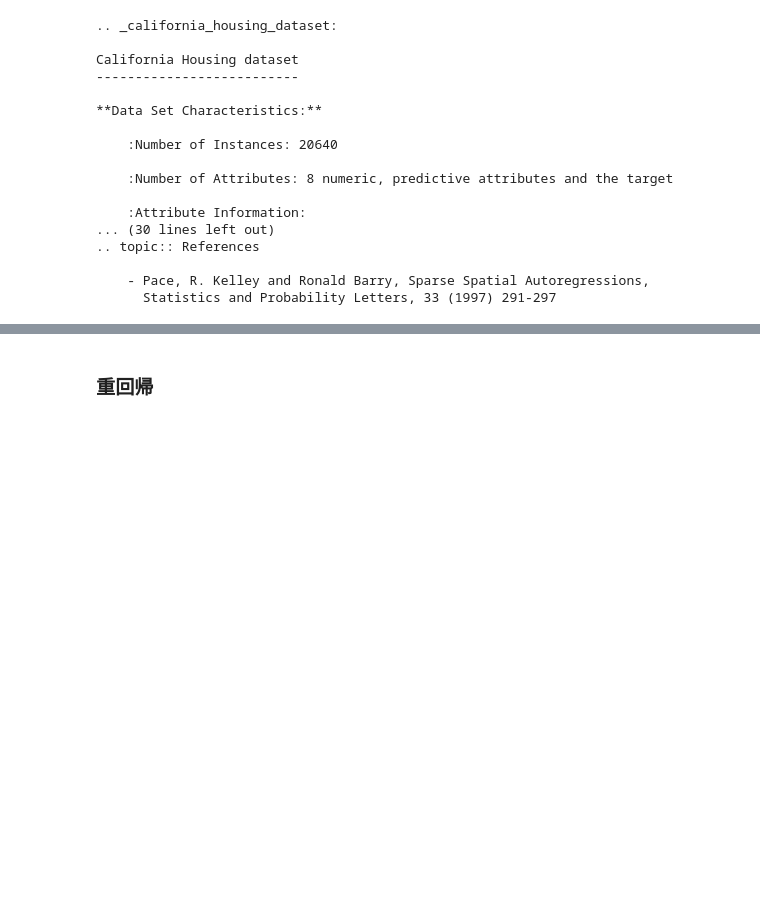
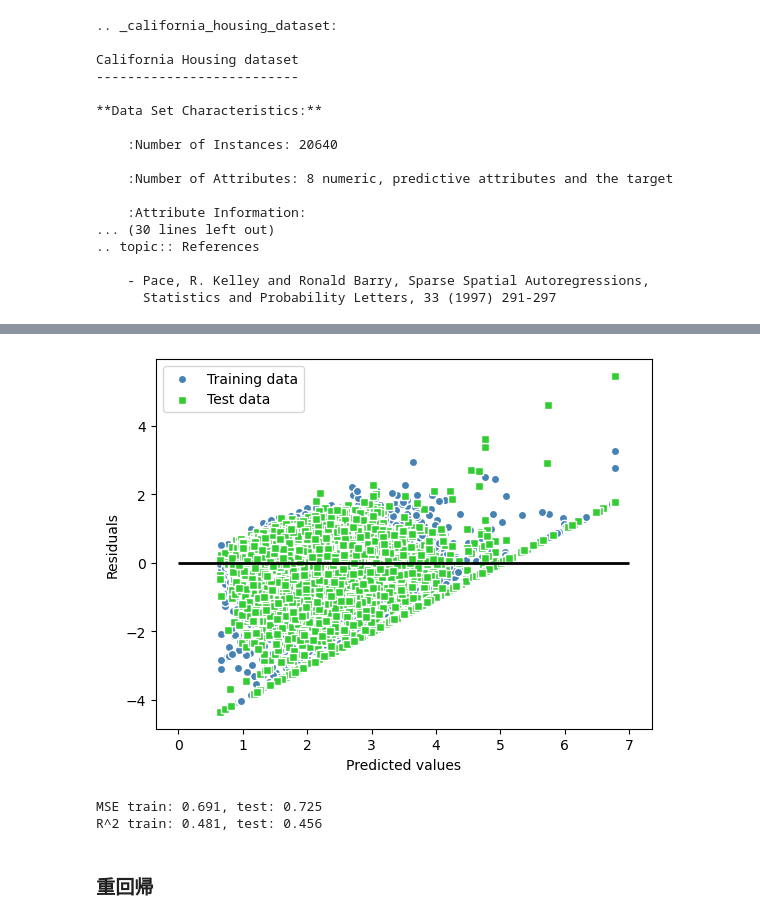
Before and after one commit to fm-yodai/kaggle-training, a Jupyter notebook: regression.ipynb, the cells around one changed output, grey strips where cells are left out. Drawn from its saved outputs; the diff is of its cells as text; code cells hidden in the pictures; blank space fills up the shorter version.

```diff
--- a/regression.ipynb
+++ b/regression.ipynb
@@ -121,31 +151,36 @@ MEDV       -0.144160  -0.045967  1.000000
 # %%
 # データセットのデータを特徴量とターゲットに分割
-X = df[['RM']].values
+X = df[['MedInc']].values
 y = df['MEDV'].values
 # データセットのデータを訓練データとテストデータに分割
 X_train, X_test, y_train, y_test = train_test_split(X, y, test_size=0.3, random_state=0)
 # データセットのデータを訓練データで学習
 slr = LinearRegression()
 slr.fit(X_train, y_train)
 # データセットのデータを訓練データで予測
 y_train_pred = slr.predict(X_train)
 # データセットのデータをテストデータで予測
 y_test_pred = slr.predict(X_test)
 # データセットのデータを訓練データで予測した値と実際の値の散布図を表示
 plt.scatter(y_train_pred, y_train_pred - y_train, c='steelblue', marker='o', edgecolor='white', label='Training data')
 # データセットのデータをテストデータで予測した値と実際の値の散布図を表示
 plt.scatter(y_test_pred, y_test_pred - y_test, c='limegreen', marker='s', edgecolor='white', label='Test data')
 plt.xlabel('Predicted values')
 plt.ylabel('Residuals')
 plt.legend(loc='upper left')
-plt.hlines(y=0, xmin=-10, xmax=50, color='black', lw=2)
-plt.xlim([-10, 50])
+plt.hlines(y=0, xmin=0, xmax=7, color='black', lw=2)
+# plt.xlim([-10, 50])
 plt.show()
+# %% [output]
+[figure, added]
 # %%
 # 予測した値と実際の値の平均二乗誤差を表示
 print('MSE train: %.3f, test: %.3f' % (mean_squared_error(y_train, y_train_pred), mean_squared_error(y_test, y_test_pred)))
 # 予測した値と実際の値の決定係数を表示
 print('R^2 train: %.3f, test: %.3f' % (slr.score(X_train, y_train), slr.score(X_test, y_test)))
+# %% [output]
+MSE train: 0.691, test: 0.725
+R^2 train: 0.481, test: 0.456
 # %% [markdown]
 ### 重回帰
 # %%
```
Also changed, not shown: parts of 11 cells of this notebook.
